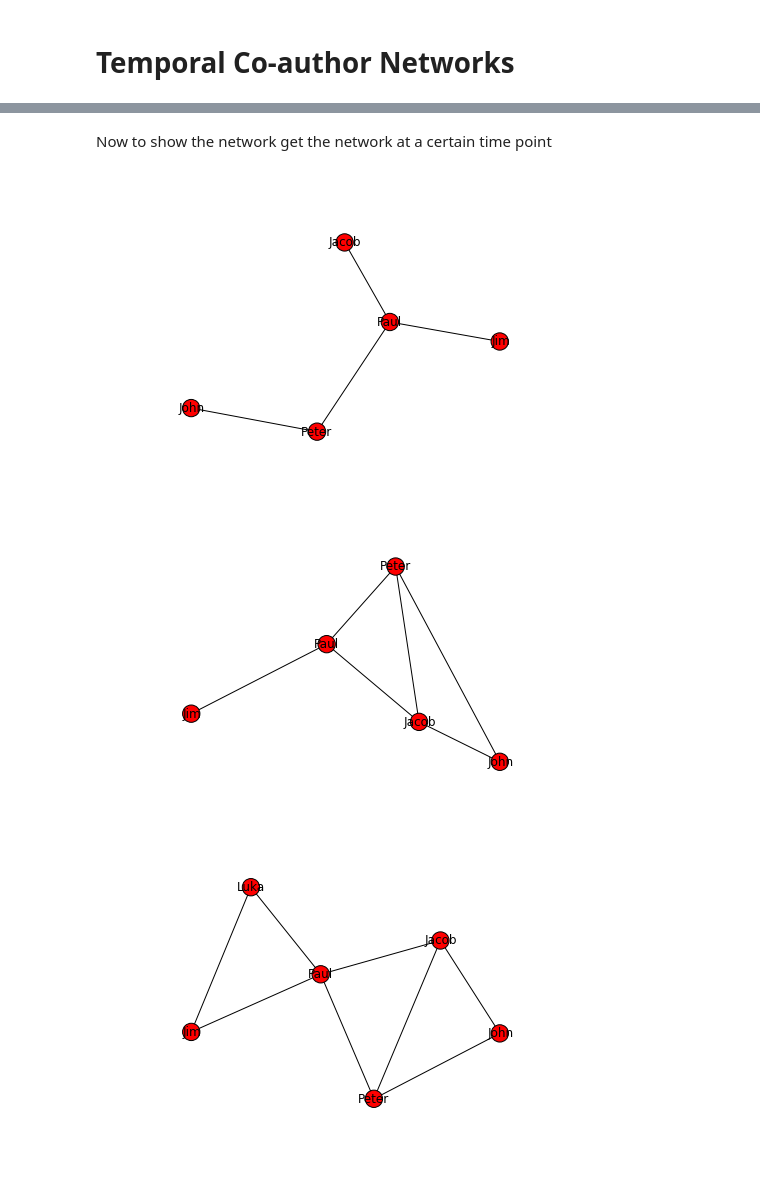
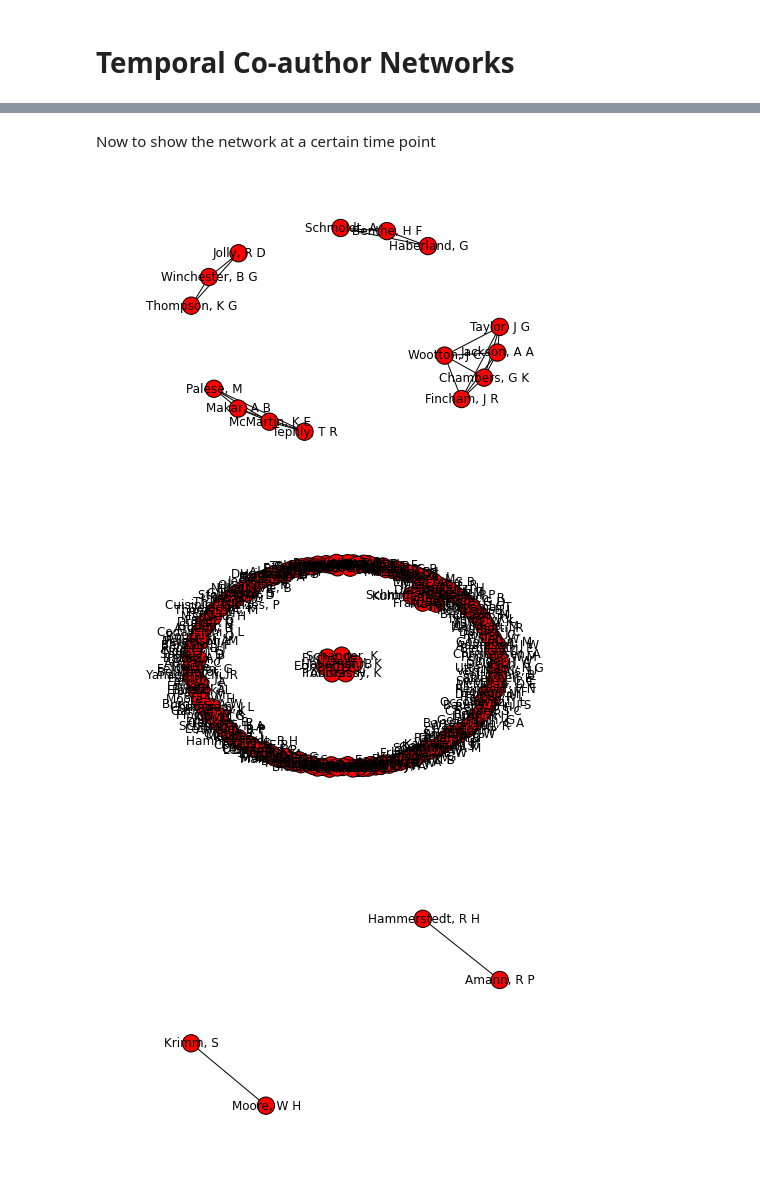
Before and after one commit to pgroth/independence-indicators, a Jupyter notebook: Temporal-Coauthor-Networks/Temporal_Coauthor_Network.ipynb, the cells around one changed output, grey strips where cells are left out. Cells and saved outputs as stored; diff of their text form; code cells hidden in the pictures.

```diff
--- a/Temporal-Coauthor-Networks/Temporal_Coauthor_Network.ipynb
+++ b/Temporal-Coauthor-Networks/Temporal_Coauthor_Network.ipynb
@@ -31,0 +27,16 @@ N.addEdge('Jim','Paul',2,1)
+# %%
+N = TemporalCoAuthorNetwork()
+
+with open('sample.csv', 'r') as f:
+    nodes = []
+    for line in f:
+        line = line.split(",")
+        a1 = line[0].strip()
+        a2 = line[1].strip()
+
+        if a1 not in nodes:
+            nodes.append(a1)
+        if a2 not in nodes:
+            nodes.append(a2)
+
+        N.addEdge(a1,a2,int(line[2]),int(line[3]))
@@ -32,12 +66,28 @@ N.addEdge('Jim','Paul',2,1)
 # %% [markdown]
-Now to show the network get the network at a certain time point
+Now to show the network at a certain time point
-# %%
-timeSeries = [1,5,10]
-for timePoint in timeSeries:
-    network = N.networkAtTime(timePoint)
-    nx.draw(network, pos = nx.fruchterman_reingold_layout(network))
-    plt.show()
-# %% [output]
-[figure, removed]
-[figure, removed]
-[figure, removed]
+# %%
+timeSeries = range(1975,1980)
+eigenvector_centrality = dict()
+clustering_coefficient = dict()
+for timePoint in timeSeries:
+    network = N.networkAtTime(timePoint)
+    if not network.edges():
+        continue;
+    nx.draw(network)
+    plt.show()
+    centrality = nx.eigenvector_centrality_numpy(network)
+    clustering = nx.clustering(network)
+    for author in nodes:
+        if author not in eigenvector_centrality:
+            eigenvector_centrality[author] = []
+            clustering_coefficient[author] = []
+        if author not in centrality:
+            eigenvector_centrality[author].append(0)
+            clustering_coefficient[author].append(0)
+        else:
+            eigenvector_centrality[author].append(centrality[author])
+            clustering_coefficient[author].append(clustering[author])
+# %% [output]
+[figure, added]
+[figure, added]
+[figure, added]
```
Also changed, not shown: parts of 8 cells of this notebook, 7 other files.
